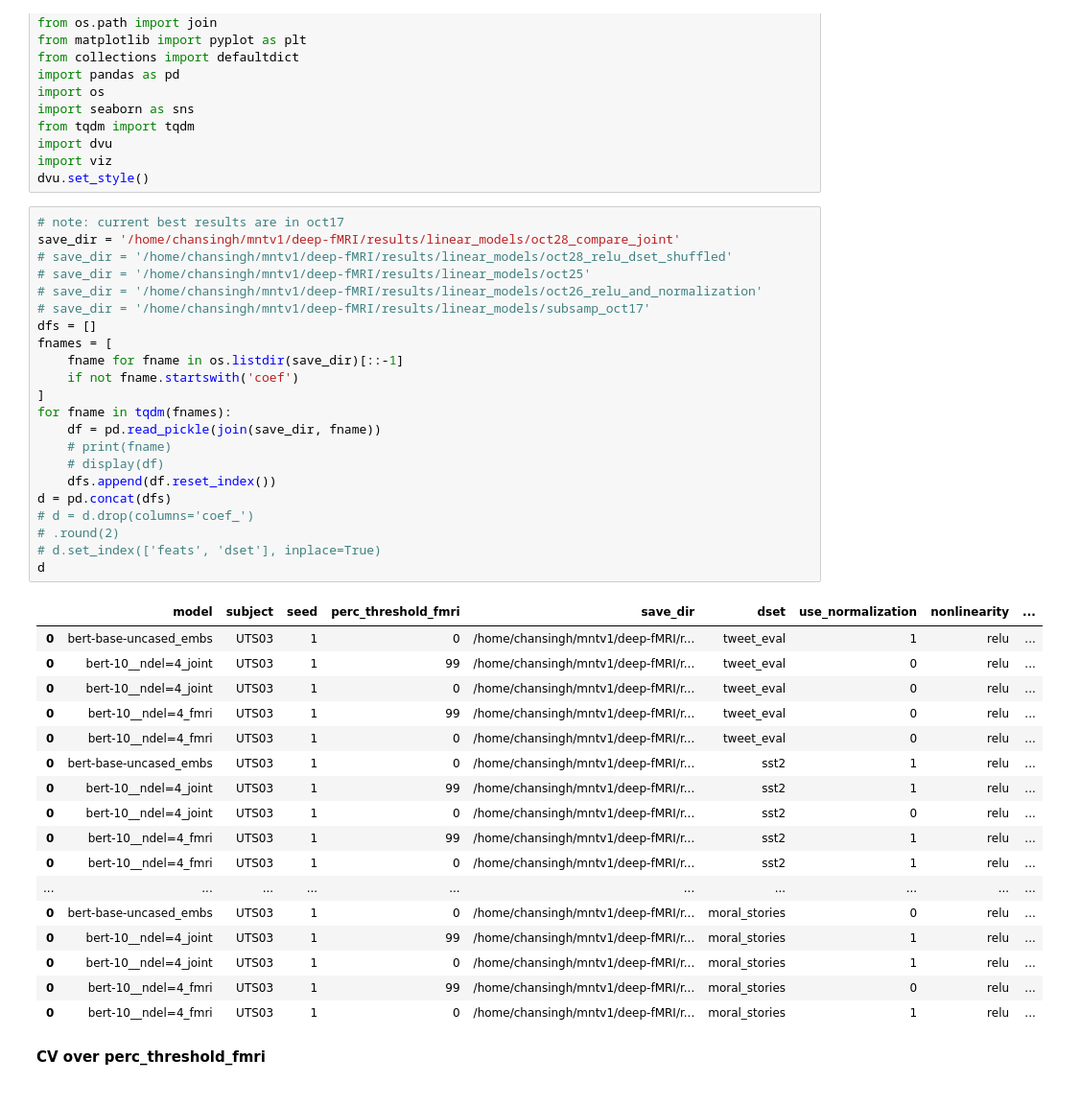
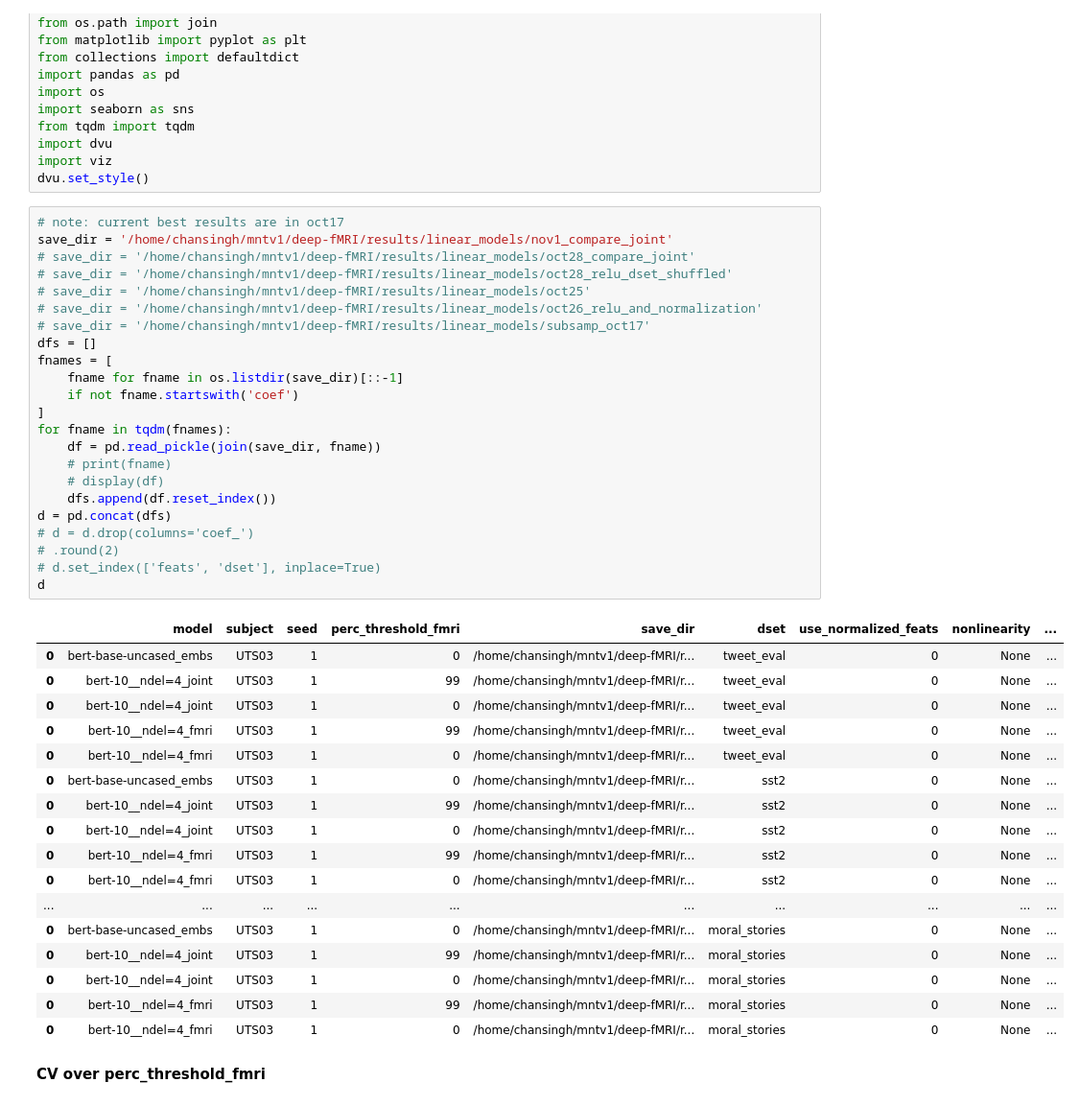
Before and after one commit to csinva/interpretable-embeddings, a Jupyter notebook: notebooks/02_decoding.ipynb, the cells around one changed output. Shown: that part at 96% size. Saved outputs shown, nothing was run; the diff lists cells and outputs as text.

```diff
--- a/notebooks/02_decoding.ipynb
+++ b/notebooks/02_decoding.ipynb
@@ -16,44 +16,45 @@ import viz
 dvu.set_style()
 # %%
 # note: current best results are in oct17
-save_dir = '/home/chansingh/mntv1/deep-fMRI/results/linear_models/oct28_compare_joint'
+save_dir = '/home/chansingh/mntv1/deep-fMRI/results/linear_models/nov1_compare_joint'
+# save_dir = '/home/chansingh/mntv1/deep-fMRI/results/linear_models/oct28_compare_joint'
 # save_dir = '/home/chansingh/mntv1/deep-fMRI/results/linear_models/oct28_relu_dset_shuffled'
 # save_dir = '/home/chansingh/mntv1/deep-fMRI/results/linear_models/oct25'
 # save_dir = '/home/chansingh/mntv1/deep-fMRI/results/linear_models/oct26_relu_and_normalization'
 # save_dir = '/home/chansingh/mntv1/deep-fMRI/results/linear_models/subsamp_oct17'
 dfs = []
 fnames = [
     fname for fname in os.listdir(save_dir)[::-1]
     if not fname.startswith('coef')
 ]
 for fname in tqdm(fnames):
     df = pd.read_pickle(join(save_dir, fname))
     # print(fname)
     # display(df)
     dfs.append(df.reset_index())
 d = pd.concat(dfs)
 # d = d.drop(columns='coef_')
 # .round(2)
 # d.set_index(['feats', 'dset'], inplace=True)
 d
 # %% [output]
-|  | model | subject | seed | perc_threshold_fmri | save_dir | dset | use_normalization | nonlinearity | ... |
-| 0 | bert-base-uncased_embs | UTS03 | 1 | 0 | /home/chansingh/mntv1/deep-fMRI/r... | tweet_eval | 1 | relu | ... |
-| 0 | bert-10__ndel=4_joint | UTS03 | 1 | 99 | /home/chansingh/mntv1/deep-fMRI/r... | tweet_eval | 0 | relu | ... |
-| 0 | bert-10__ndel=4_joint | UTS03 | 1 | 0 | /home/chansingh/mntv1/deep-fMRI/r... | tweet_eval | 0 | relu | ... |
-| 0 | bert-10__ndel=4_fmri | UTS03 | 1 | 99 | /home/chansingh/mntv1/deep-fMRI/r... | tweet_eval | 0 | relu | ... |
-| 0 | bert-10__ndel=4_fmri | UTS03 | 1 | 0 | /home/chansingh/mntv1/deep-fMRI/r... | tweet_eval | 0 | relu | ... |
-| 0 | bert-base-uncased_embs | UTS03 | 1 | 0 | /home/chansingh/mntv1/deep-fMRI/r... | sst2 | 1 | relu | ... |
-| 0 | bert-10__ndel=4_joint | UTS03 | 1 | 99 | /home/chansingh/mntv1/deep-fMRI/r... | sst2 | 1 | relu | ... |
-| 0 | bert-10__ndel=4_joint | UTS03 | 1 | 0 | /home/chansingh/mntv1/deep-fMRI/r... | sst2 | 0 | relu | ... |
-| 0 | bert-10__ndel=4_fmri | UTS03 | 1 | 99 | /home/chansingh/mntv1/deep-fMRI/r... | sst2 | 1 | relu | ... |
-| 0 | bert-10__ndel=4_fmri | UTS03 | 1 | 0 | /home/chansingh/mntv1/deep-fMRI/r... | sst2 | 1 | relu | ... |
+|  | model | subject | seed | perc_threshold_fmri | save_dir | dset | use_normalized_feats | nonlinearity | ... |
+| 0 | bert-base-uncased_embs | UTS03 | 1 | 0 | /home/chansingh/mntv1/deep-fMRI/r... | tweet_eval | 0 | None | ... |
+| 0 | bert-10__ndel=4_joint | UTS03 | 1 | 99 | /home/chansingh/mntv1/deep-fMRI/r... | tweet_eval | 0 | None | ... |
+| 0 | bert-10__ndel=4_joint | UTS03 | 1 | 0 | /home/chansingh/mntv1/deep-fMRI/r... | tweet_eval | 0 | None | ... |
+| 0 | bert-10__ndel=4_fmri | UTS03 | 1 | 99 | /home/chansingh/mntv1/deep-fMRI/r... | tweet_eval | 0 | None | ... |
+| 0 | bert-10__ndel=4_fmri | UTS03 | 1 | 0 | /home/chansingh/mntv1/deep-fMRI/r... | tweet_eval | 0 | None | ... |
+| 0 | bert-base-uncased_embs | UTS03 | 1 | 0 | /home/chansingh/mntv1/deep-fMRI/r... | sst2 | 0 | None | ... |
+| 0 | bert-10__ndel=4_joint | UTS03 | 1 | 99 | /home/chansingh/mntv1/deep-fMRI/r... | sst2 | 0 | None | ... |
+| 0 | bert-10__ndel=4_joint | UTS03 | 1 | 0 | /home/chansingh/mntv1/deep-fMRI/r... | sst2 | 0 | None | ... |
+| 0 | bert-10__ndel=4_fmri | UTS03 | 1 | 99 | /home/chansingh/mntv1/deep-fMRI/r... | sst2 | 0 | None | ... |
+| 0 | bert-10__ndel=4_fmri | UTS03 | 1 | 0 | /home/chansingh/mntv1/deep-fMRI/r... | sst2 | 0 | None | ... |
 | ... | ... | ... | ... | ... | ... | ... | ... | ... | ... |
-| 0 | bert-base-uncased_embs | UTS03 | 1 | 0 | /home/chansingh/mntv1/deep-fMRI/r... | moral_stories | 0 | relu | ... |
-| 0 | bert-10__ndel=4_joint | UTS03 | 1 | 99 | /home/chansingh/mntv1/deep-fMRI/r... | moral_stories | 1 | relu | ... |
-| 0 | bert-10__ndel=4_joint | UTS03 | 1 | 0 | /home/chansingh/mntv1/deep-fMRI/r... | moral_stories | 1 | relu | ... |
-| 0 | bert-10__ndel=4_fmri | UTS03 | 1 | 99 | /home/chansingh/mntv1/deep-fMRI/r... | moral_stories | 0 | relu | ... |
-| 0 | bert-10__ndel=4_fmri | UTS03 | 1 | 0 | /home/chansingh/mntv1/deep-fMRI/r... | moral_stories | 1 | relu | ... |
+| 0 | bert-base-uncased_embs | UTS03 | 1 | 0 | /home/chansingh/mntv1/deep-fMRI/r... | moral_stories | 0 | None | ... |
+| 0 | bert-10__ndel=4_joint | UTS03 | 1 | 99 | /home/chansingh/mntv1/deep-fMRI/r... | moral_stories | 0 | None | ... |
+| 0 | bert-10__ndel=4_joint | UTS03 | 1 | 0 | /home/chansingh/mntv1/deep-fMRI/r... | moral_stories | 0 | None | ... |
+| 0 | bert-10__ndel=4_fmri | UTS03 | 1 | 99 | /home/chansingh/mntv1/deep-fMRI/r... | moral_stories | 0 | None | ... |
+| 0 | bert-10__ndel=4_fmri | UTS03 | 1 | 0 | /home/chansingh/mntv1/deep-fMRI/r... | moral_stories | 0 | None | ... |
 # %% [markdown]
 **CV over perc_threshold_fmri**
 # %%
```
Also changed, not shown: parts of 2 cells of this notebook, 6 other files.
